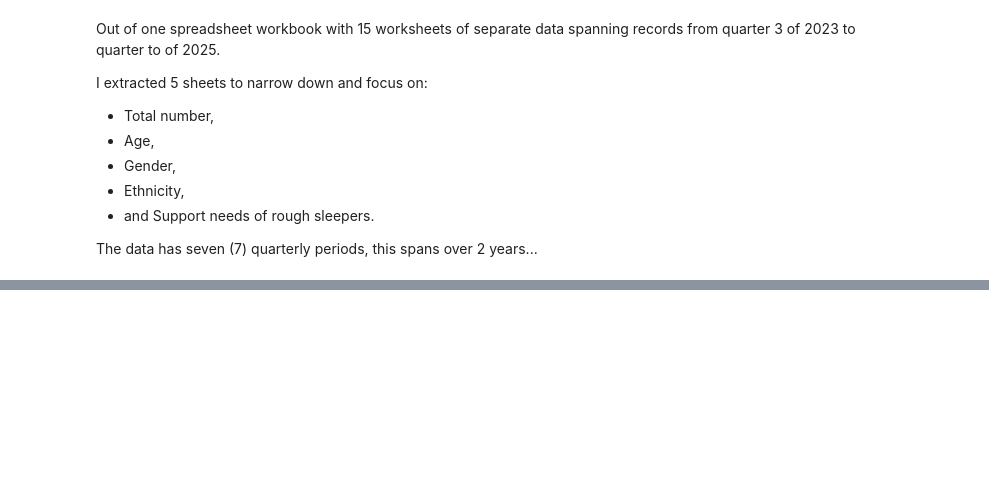
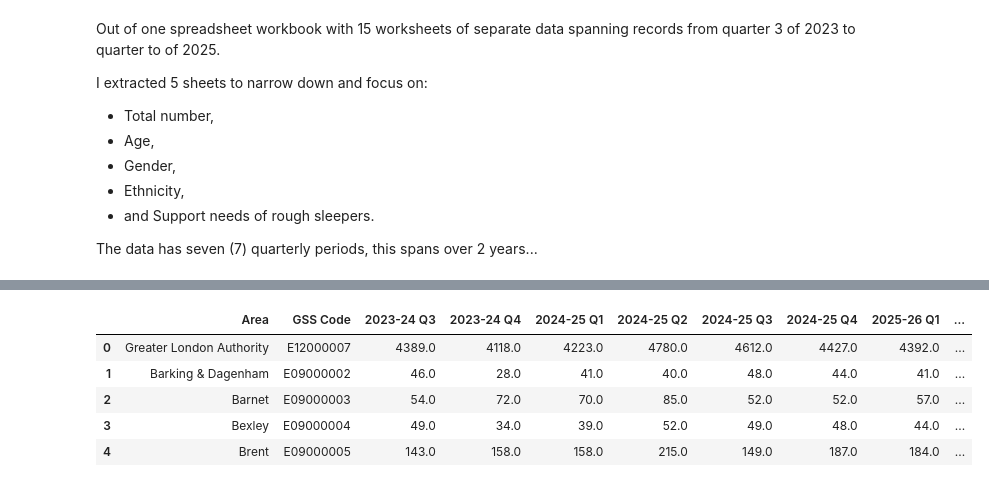
Before and after one commit to dreamsmartins/ec-assignments, a Jupyter notebook: everything_counts_RS.ipynb, the cells around one changed output, grey strips where cells are left out. Drawn from its saved outputs; the diff is of its cells as text; code cells hidden in the pictures; blank space fills up the shorter version.

```diff
--- a/everything_counts_RS.ipynb
+++ b/everything_counts_RS.ipynb
@@ -165,0 +204,10 @@ The data has seven (7) quarterly periods, this spans over 2 years...
+# %%
+# Total Numbers of Rough Sleepers dataset
+tot_rs.head()
+# %% [output]
+|  | Area | GSS Code | 2023-24 Q3 | 2023-24 Q4 | 2024-25 Q1 | 2024-25 Q2 | 2024-25 Q3 | 2024-25 Q4 | 2025-26 Q1 | ... |
+| 0 | Greater London Authority | E12000007 | 4389.0 | 4118.0 | 4223.0 | 4780.0 | 4612.0 | 4427.0 | 4392.0 | ... |
+| 1 | Barking & Dagenham | E09000002 | 46.0 | 28.0 | 41.0 | 40.0 | 48.0 | 44.0 | 41.0 | ... |
+| 2 | Barnet | E09000003 | 54.0 | 72.0 | 70.0 | 85.0 | 52.0 | 52.0 | 57.0 | ... |
+| 3 | Bexley | E09000004 | 49.0 | 34.0 | 39.0 | 52.0 | 49.0 | 48.0 | 44.0 | ... |
+| 4 | Brent | E09000005 | 143.0 | 158.0 | 158.0 | 215.0 | 149.0 | 187.0 | 184.0 | ... |
```
Also changed, not shown: parts of 27 cells of this notebook, 2 other files.
